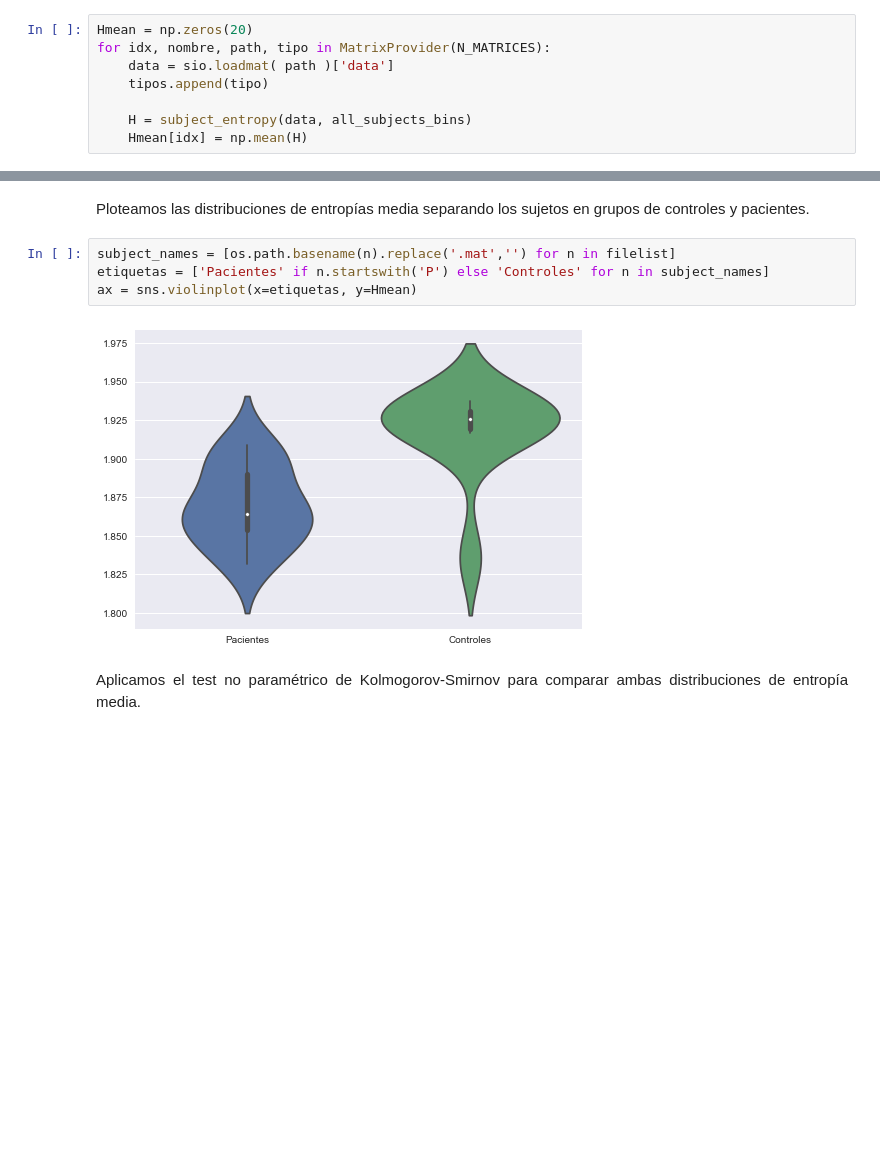
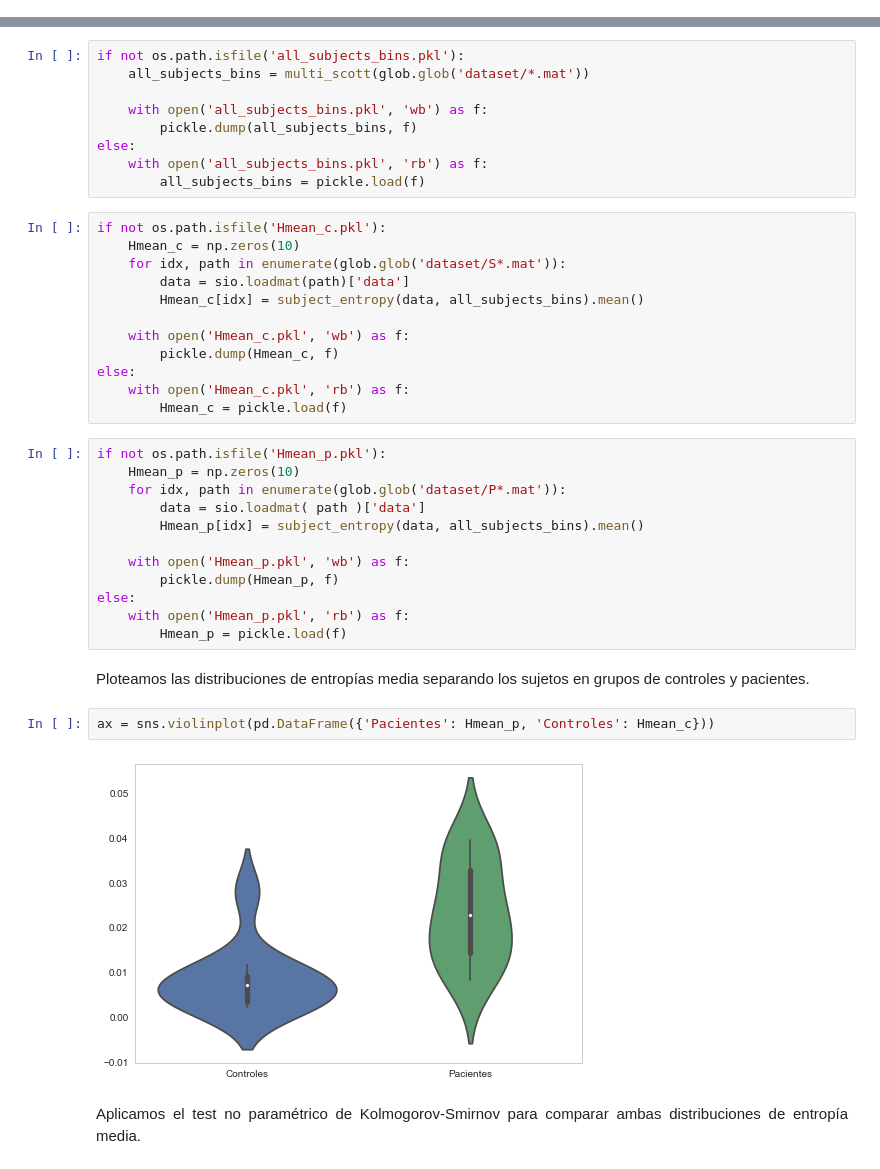
Before and after one commit to m2march/ciencia_datos, a Jupyter notebook: tp2/tp2.ipynb, the cells around one changed output, grey strips where cells are left out. Drawn from its saved outputs; the diff is of its cells as text; blank space fills up the shorter version.

Commit message:
Entropy

```diff
--- a/tp2/tp2.ipynb
+++ b/tp2/tp2.ipynb
@@ -861,8 +862,0 @@ all_subjects_bins = multi_scott(glob.glob('dataset/*.mat'))
-# %%
-Hmean = np.zeros(20)
-for idx, nombre, path, tipo in MatrixProvider(N_MATRICES):
-    data = sio.loadmat( path )['data']
-    tipos.append(tipo)
-
-    H = subject_entropy(data, all_subjects_bins)
-    Hmean[idx] = np.mean(H)
@@ -890,13 +863,44 @@ for f in range(len(filelist)):
+# %%
+if not os.path.isfile('all_subjects_bins.pkl'):
+    all_subjects_bins = multi_scott(glob.glob('dataset/*.mat'))
+
+    with open('all_subjects_bins.pkl', 'wb') as f:
+        pickle.dump(all_subjects_bins, f)
+else:
+    with open('all_subjects_bins.pkl', 'rb') as f:
+        all_subjects_bins = pickle.load(f)
+# %%
+if not os.path.isfile('Hmean_c.pkl'):
+    Hmean_c = np.zeros(10)
+    for idx, path in enumerate(glob.glob('dataset/S*.mat')):
+        data = sio.loadmat(path)['data']
+        Hmean_c[idx] = subject_entropy(data, all_subjects_bins).mean()
+
+    with open('Hmean_c.pkl', 'wb') as f:
+        pickle.dump(Hmean_c, f)
+else:
+    with open('Hmean_c.pkl', 'rb') as f:
+        Hmean_c = pickle.load(f)
+# %%
+if not os.path.isfile('Hmean_p.pkl'):
+    Hmean_p = np.zeros(10)
+    for idx, path in enumerate(glob.glob('dataset/P*.mat')):
+        data = sio.loadmat( path )['data']
+        Hmean_p[idx] = subject_entropy(data, all_subjects_bins).mean()
+
+    with open('Hmean_p.pkl', 'wb') as f:
+        pickle.dump(Hmean_p, f)
+else:
+    with open('Hmean_p.pkl', 'rb') as f:
+        Hmean_p = pickle.load(f)
 # %% [markdown]
 <p style="text-align: justify;">
 Ploteamos las distribuciones de entropías media separando los sujetos en grupos de controles y pacientes.
 </p>
-# %%
-subject_names = [os.path.basename(n).replace('.mat','') for n in filelist]
-etiquetas = ['Pacientes' if n.startswith('P') else 'Controles' for n in subject_names]
-ax = sns.violinplot(x=etiquetas, y=Hmean)
-# %% [output]
-[figure, removed]
+# %%
+ax = sns.violinplot(pd.DataFrame({'Pacientes': Hmean_p, 'Controles': Hmean_c}))
+# %% [output]
+[figure, added]
 # %% [markdown]
 <p style="text-align: justify;">
 Aplicamos el test no paramétrico de Kolmogorov-Smirnov para comparar ambas distribuciones de entropía media.
```
Also changed, not shown: parts of 6 cells of this notebook, 3 other files.
